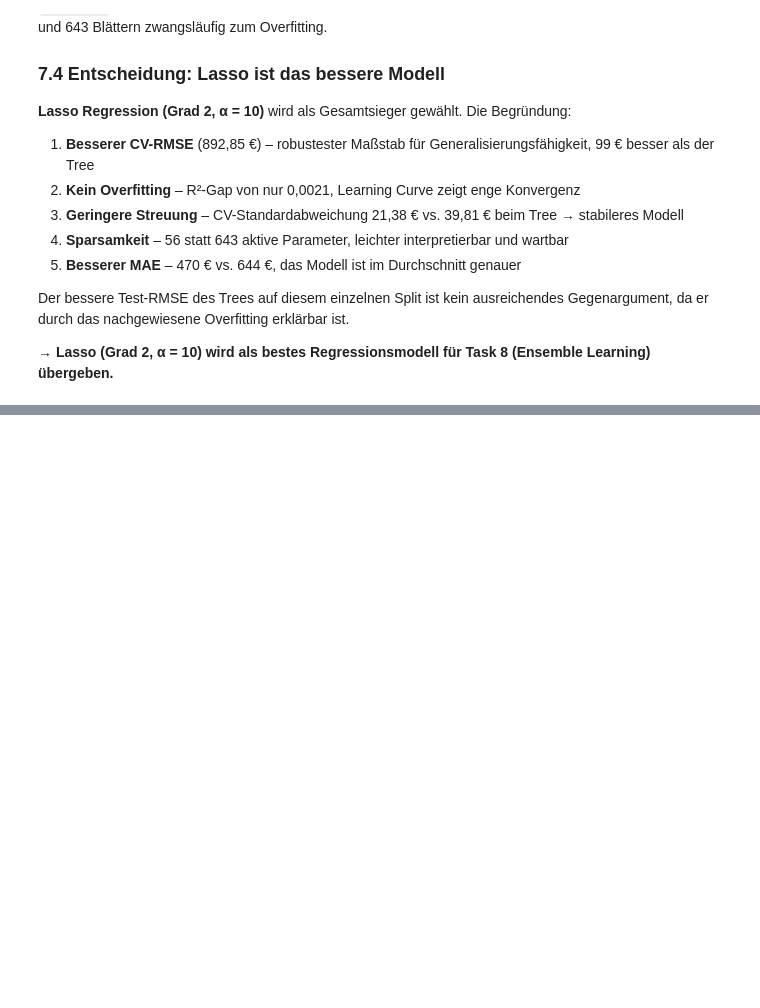
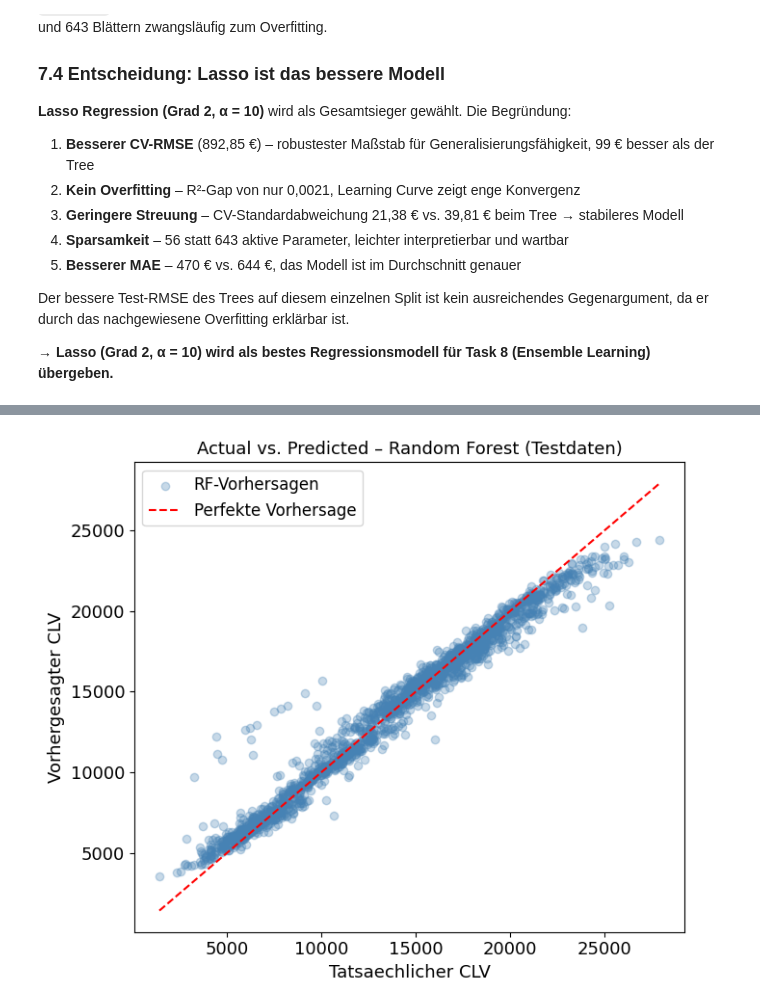
Before and after one commit to PatrickSchubert-Munich/DataScience_and_ML_Assignment, a Jupyter notebook: 02_regression/Assignment_02_2130238.ipynb, the cells around one changed output, grey strips where cells are left out. Saved outputs shown, nothing was run; the diff lists cells and outputs as text; code cells hidden in the pictures; blank space fills up the shorter version.

```diff
--- a/02_regression/Assignment_02_2130238.ipynb
+++ b/02_regression/Assignment_02_2130238.ipynb
@@ -1487,0 +1621,25 @@ Der bessere Test-RMSE des Trees auf diesem einzelnen Split ist kein ausreichende
+# %%
+y_pred_train_rf = best_rf.predict(X_train)
+y_pred_test_rf  = best_rf.predict(X_test)
+
+train_mae_rf  = mean_absolute_error(y_train, y_pred_train_rf)
+test_mae_rf   = mean_absolute_error(y_test,  y_pred_test_rf)
+train_mse_rf  = mean_squared_error(y_train, y_pred_train_rf)
+test_mse_rf   = mean_squared_error(y_test,  y_pred_test_rf)
+train_rmse_rf = np.sqrt(train_mse_rf)
+test_rmse_rf  = np.sqrt(test_mse_rf)
+train_r2_rf   = r2_score(y_train, y_pred_train_rf)
+test_r2_rf    = r2_score(y_test,  y_pred_test_rf)
+cv_rmse_rf    = -rf_search.best_score_
+
+results_rf = pd.DataFrame({
+    'Metrik':   ['MAE', 'MSE', 'RMSE', 'R2'],
+    'Training': [train_mae_rf, train_mse_rf, train_rmse_rf, train_r2_rf],
+    'Test':     [test_mae_rf,  test_mse_rf,  test_rmse_rf,  test_r2_rf]
+})
+
+print('=== Optimierter Random Forest ===')
+print(results_rf.to_string(index=False))
+print(f'\nTrain-Test-Gap (R2): {train_r2_rf - test_r2_rf:.4f}')
+print(f'CV-RMSE (5-Fold):     {cv_rmse_rf:,.4f}')
+print(f'\nRMSE relativ zum CLV-Mittelwert: {test_rmse_rf / y.mean() * 100:.2f} %')
@@ -1487,0 +1706,15 @@ Der bessere Test-RMSE des Trees auf diesem einzelnen Split ist kein ausreichende
+# %%
+# 3) Actual vs. Predicted (Testdaten)
+plt.figure(figsize=(7, 6))
+plt.scatter(y_test, y_pred_test_rf, alpha=0.3, color='steelblue', label='RF-Vorhersagen')
+min_val = min(y_test.min(), y_pred_test_rf.min())
+max_val = max(y_test.max(), y_pred_test_rf.max())
+plt.plot([min_val, max_val], [min_val, max_val], 'r--', label='Perfekte Vorhersage')
+plt.xlabel('Tatsaechlicher CLV')
+plt.ylabel('Vorhergesagter CLV')
+plt.title('Actual vs. Predicted – Random Forest (Testdaten)')
+plt.legend()
+plt.tight_layout()
+plt.show()
+# %% [output]
+[figure, added]
```
Also changed, not shown: parts of 30 cells of this notebook.
